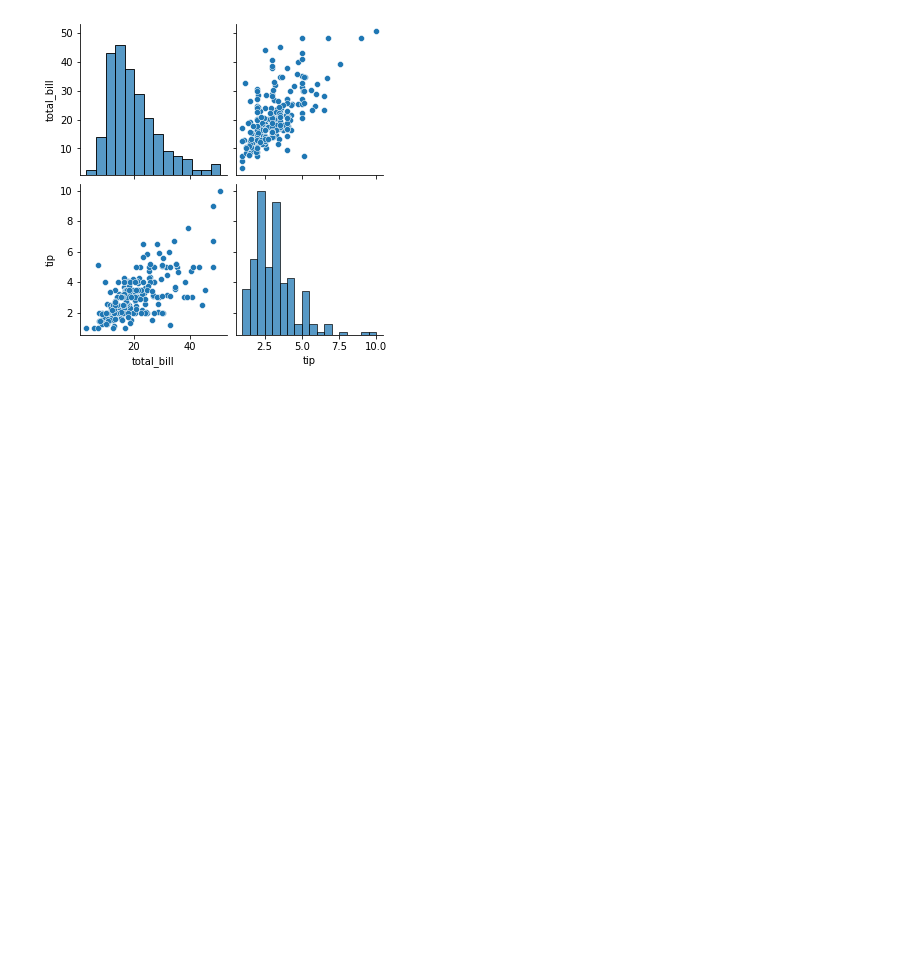
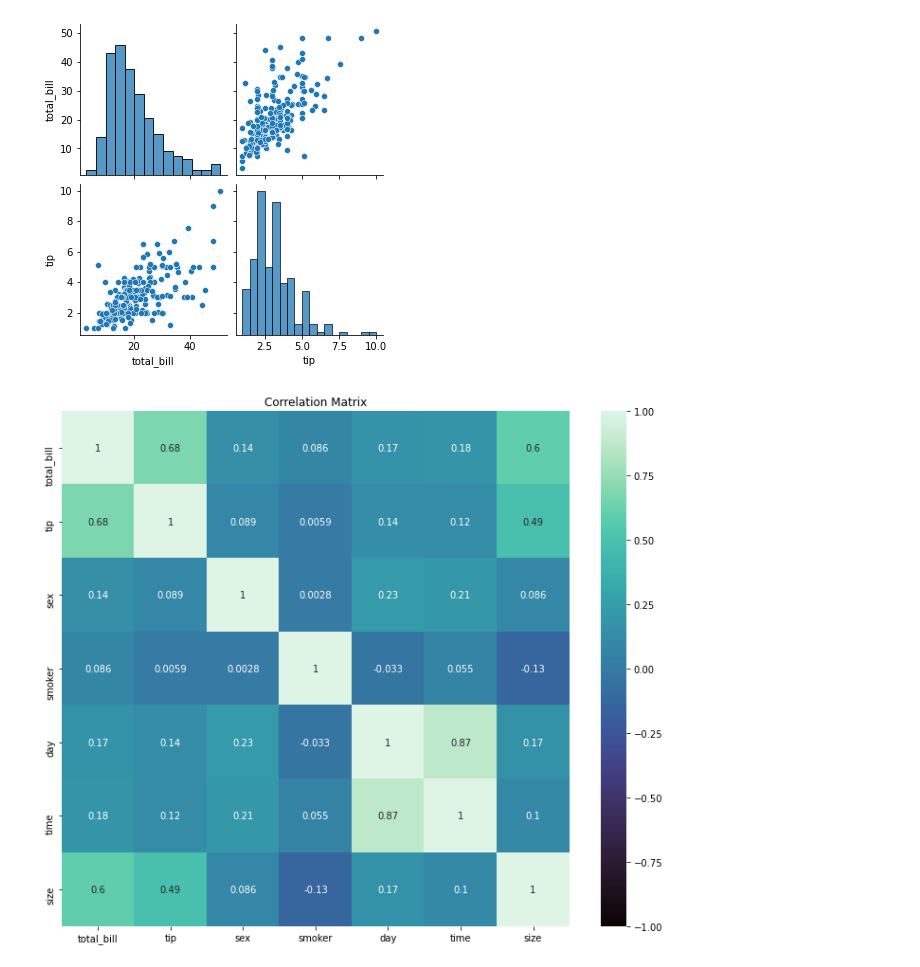
Before and after one commit to JSJeong-me/KOSA-Big-Data_Vision, a Jupyter notebook: ML/0_tips_profile.ipynb, the cells around one changed output. Cells and saved outputs as stored; diff of their text form; code cells hidden in the pictures; blank space fills up the shorter version.

```diff
--- a/ML/0_tips_profile.ipynb
+++ b/ML/0_tips_profile.ipynb
@@ -133,0 +136,7 @@ sns.pairplot(tips.loc[:,['total_bill','tip']])
+# %%
+plt.figure(figsize=(12, 10))
+sns.heatmap(tips.corr(), annot=True, vmin=-1.0, cmap='mako')
+plt.title('Correlation Matrix')
+plt.show()
+# %% [output]
+[figure, added]
```
Also changed, not shown: parts of 1 cell of this notebook.
